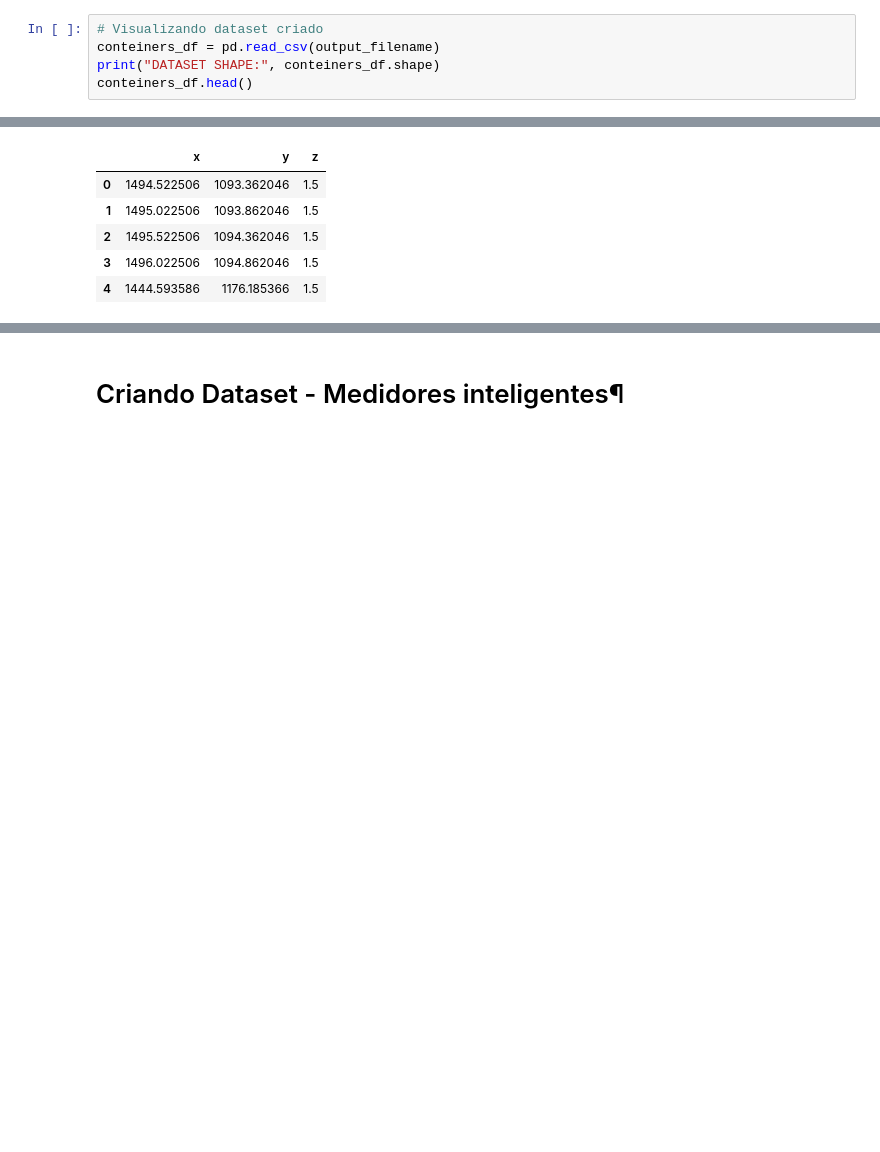
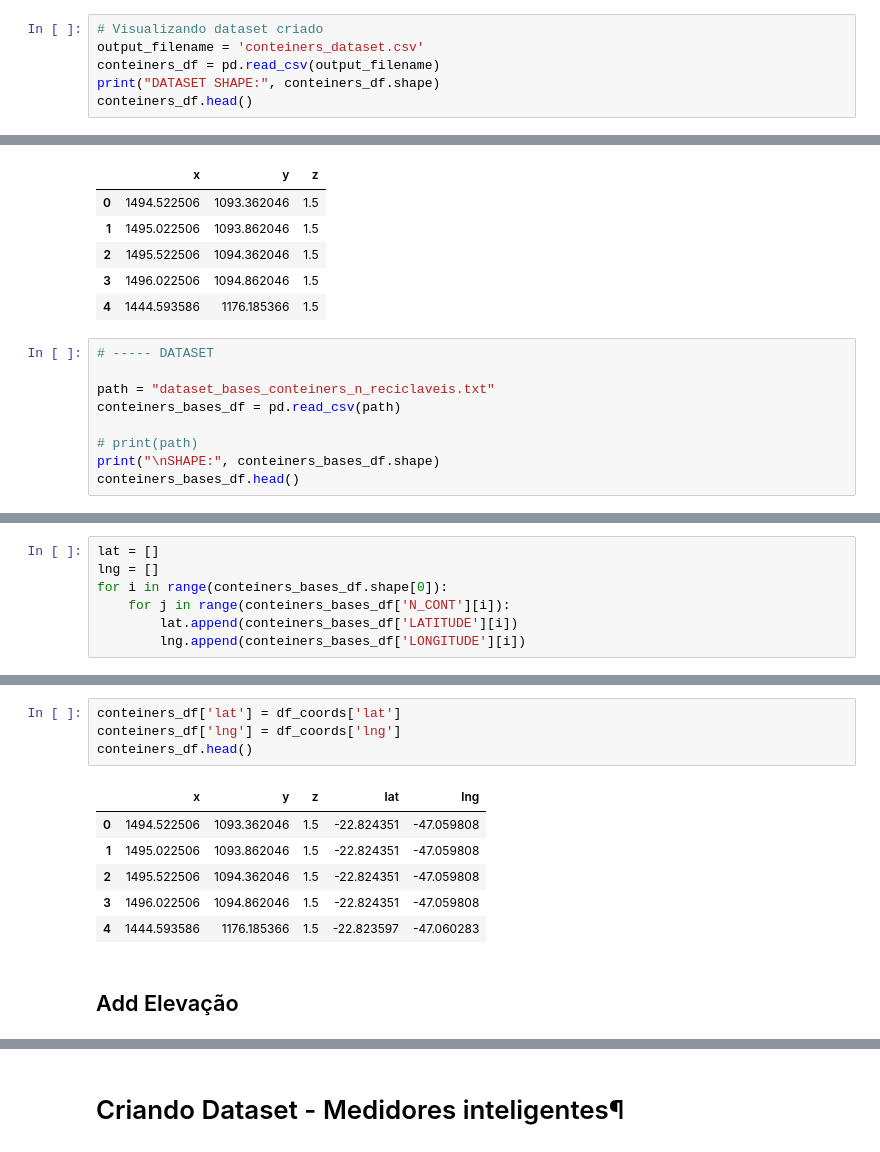
Before and after one commit to wasp-lahis/ns3-bmap, a Jupyter notebook: NS3/lorawan-experiments/smart-campus-applications/analyse_results/create-dataset-inputs-to-ns3.ipynb, the cells around one changed output, grey strips where cells are left out. Drawn from its saved outputs; the diff is of its cells as text; blank space fills up the shorter version.

```diff
--- a/NS3/lorawan-experiments/smart-campus-applications/analyse_results/create-dataset-inputs-to-ns3.ipynb
+++ b/NS3/lorawan-experiments/smart-campus-applications/analyse_results/create-dataset-inputs-to-ns3.ipynb
@@ -853,6 +853,7 @@ create_csv(output_filename, colunms_names)
 add_csv_rows(nodes_pos, colunms_names, output_filename)
 # %%
 # Visualizando dataset criado
+output_filename = 'conteiners_dataset.csv'
 conteiners_df = pd.read_csv(output_filename)
 print("DATASET SHAPE:", conteiners_df.shape)
 conteiners_df.head()
@@ -864,3 +865,12 @@ DATASET SHAPE: (175, 3)
 | 2 | 1495.522506 | 1094.362046 | 1.5 |
 | 3 | 1496.022506 | 1094.862046 | 1.5 |
 | 4 | 1444.593586 | 1176.185366 | 1.5 |
+# %%
+# ----- DATASET
+
+path = "dataset_bases_conteiners_n_reciclaveis.txt"
+conteiners_bases_df = pd.read_csv(path)
+
+# print(path)
+print("\nSHAPE:", conteiners_bases_df.shape)
+conteiners_bases_df.head()
@@ -866,0 +889,7 @@ DATASET SHAPE: (175, 3)
+# %%
+lat = []
+lng = []
+for i in range(conteiners_bases_df.shape[0]):
+    for j in range(conteiners_bases_df['N_CONT'][i]):
+        lat.append(conteiners_bases_df['LATITUDE'][i])
+        lng.append(conteiners_bases_df['LONGITUDE'][i])
@@ -866,0 +907,13 @@ DATASET SHAPE: (175, 3)
+# %%
+conteiners_df['lat'] = df_coords['lat']
+conteiners_df['lng'] = df_coords['lng']
+conteiners_df.head()
+# %% [output]
+|  | x | y | z | lat | lng |
+| 0 | 1494.522506 | 1093.362046 | 1.5 | -22.824351 | -47.059808 |
+| 1 | 1495.022506 | 1093.862046 | 1.5 | -22.824351 | -47.059808 |
+| 2 | 1495.522506 | 1094.362046 | 1.5 | -22.824351 | -47.059808 |
+| 3 | 1496.022506 | 1094.862046 | 1.5 | -22.824351 | -47.059808 |
+| 4 | 1444.593586 | 1176.185366 | 1.5 | -22.823597 | -47.060283 |
+# %% [markdown]
+## Add Elevação
```
Also changed, not shown: parts of 18 cells of this notebook, 12 other files.
